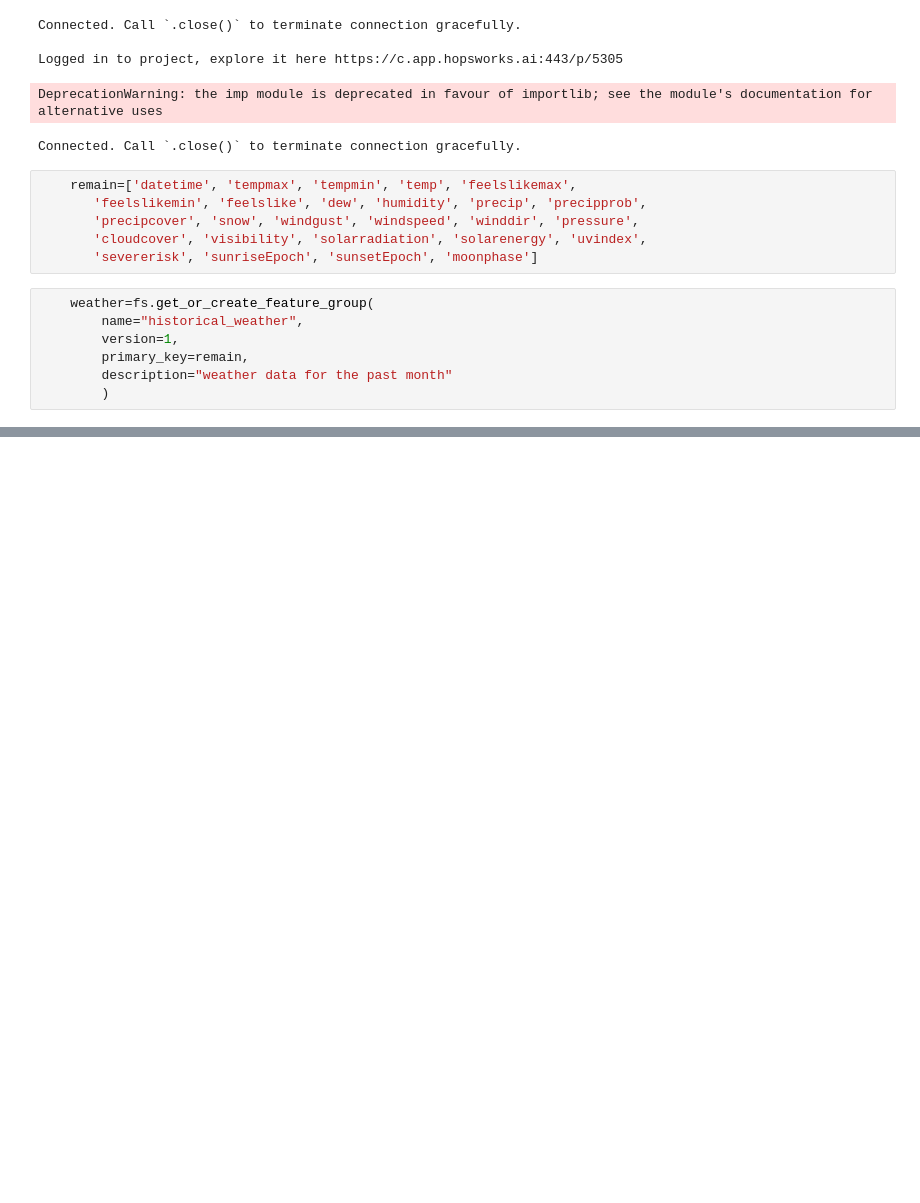
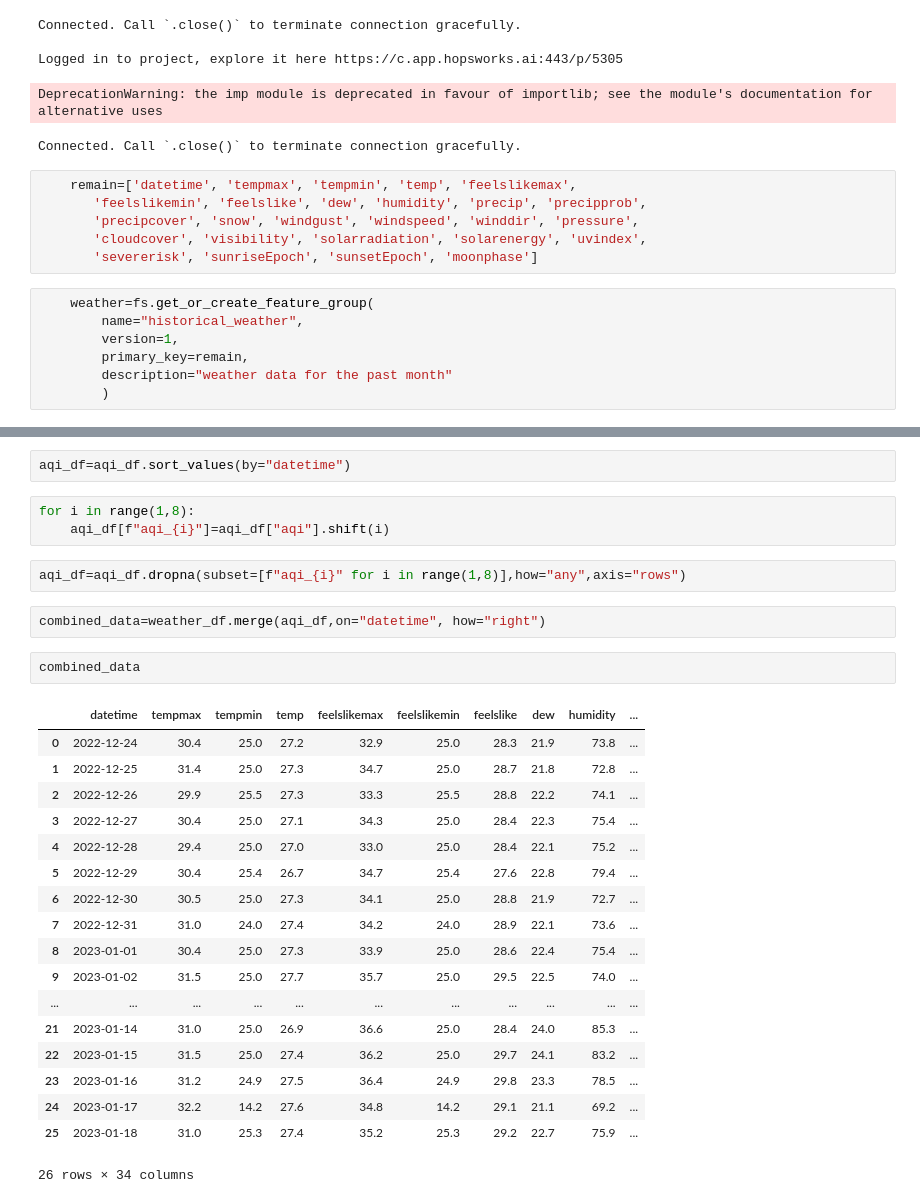
Before and after one commit to Waynelearn/ID2223-Air_Quality_Project, a Jupyter notebook: Pipelines/Untitled.ipynb, the cells around one changed output, grey strips where cells are left out. Saved outputs shown, nothing was run; the diff lists cells and outputs as text; blank space fills up the shorter version.

```diff
--- a/Pipelines/Untitled.ipynb
+++ b/Pipelines/Untitled.ipynb
@@ -212,0 +229,30 @@ weather
+# %%
+aqi_df=aqi_df.sort_values(by="datetime")
+# %%
+for i in range(1,8):
+    aqi_df[f"aqi_{i}"]=aqi_df["aqi"].shift(i)
+# %%
+aqi_df=aqi_df.dropna(subset=[f"aqi_{i}" for i in range(1,8)],how="any",axis="rows")
+# %%
+combined_data=weather_df.merge(aqi_df,on="datetime", how="right")
+# %%
+combined_data
+# %% [output]
+|  | datetime | tempmax | tempmin | temp | feelslikemax | feelslikemin | feelslike | dew | humidity | ... |
+| 0 | 2022-12-24 | 30.4 | 25.0 | 27.2 | 32.9 | 25.0 | 28.3 | 21.9 | 73.8 | ... |
+| 1 | 2022-12-25 | 31.4 | 25.0 | 27.3 | 34.7 | 25.0 | 28.7 | 21.8 | 72.8 | ... |
+| 2 | 2022-12-26 | 29.9 | 25.5 | 27.3 | 33.3 | 25.5 | 28.8 | 22.2 | 74.1 | ... |
+| 3 | 2022-12-27 | 30.4 | 25.0 | 27.1 | 34.3 | 25.0 | 28.4 | 22.3 | 75.4 | ... |
+| 4 | 2022-12-28 | 29.4 | 25.0 | 27.0 | 33.0 | 25.0 | 28.4 | 22.1 | 75.2 | ... |
+| 5 | 2022-12-29 | 30.4 | 25.4 | 26.7 | 34.7 | 25.4 | 27.6 | 22.8 | 79.4 | ... |
+| 6 | 2022-12-30 | 30.5 | 25.0 | 27.3 | 34.1 | 25.0 | 28.8 | 21.9 | 72.7 | ... |
+| 7 | 2022-12-31 | 31.0 | 24.0 | 27.4 | 34.2 | 24.0 | 28.9 | 22.1 | 73.6 | ... |
+| 8 | 2023-01-01 | 30.4 | 25.0 | 27.3 | 33.9 | 25.0 | 28.6 | 22.4 | 75.4 | ... |
+| 9 | 2023-01-02 | 31.5 | 25.0 | 27.7 | 35.7 | 25.0 | 29.5 | 22.5 | 74.0 | ... |
+| ... | ... | ... | ... | ... | ... | ... | ... | ... | ... | ... |
+| 21 | 2023-01-14 | 31.0 | 25.0 | 26.9 | 36.6 | 25.0 | 28.4 | 24.0 | 85.3 | ... |
+| 22 | 2023-01-15 | 31.5 | 25.0 | 27.4 | 36.2 | 25.0 | 29.7 | 24.1 | 83.2 | ... |
+| 23 | 2023-01-16 | 31.2 | 24.9 | 27.5 | 36.4 | 24.9 | 29.8 | 23.3 | 78.5 | ... |
+| 24 | 2023-01-17 | 32.2 | 14.2 | 27.6 | 34.8 | 14.2 | 29.1 | 21.1 | 69.2 | ... |
+| 25 | 2023-01-18 | 31.0 | 25.3 | 27.4 | 35.2 | 25.3 | 29.2 | 22.7 | 75.9 | ... |
+26 rows × 34 columns
```
Also changed, not shown: parts of 3 cells of this notebook, 2 other files.
